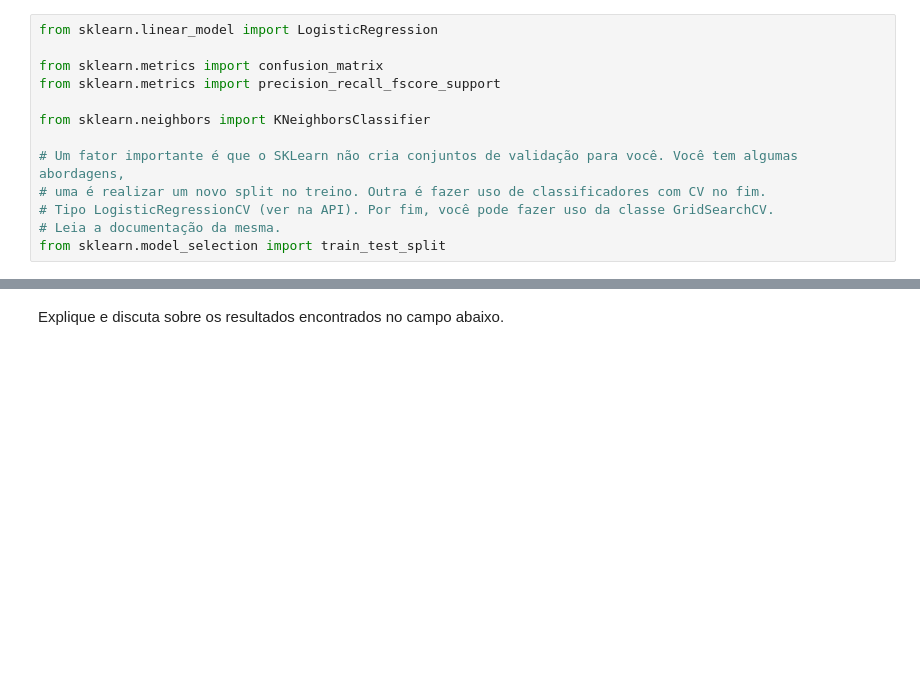
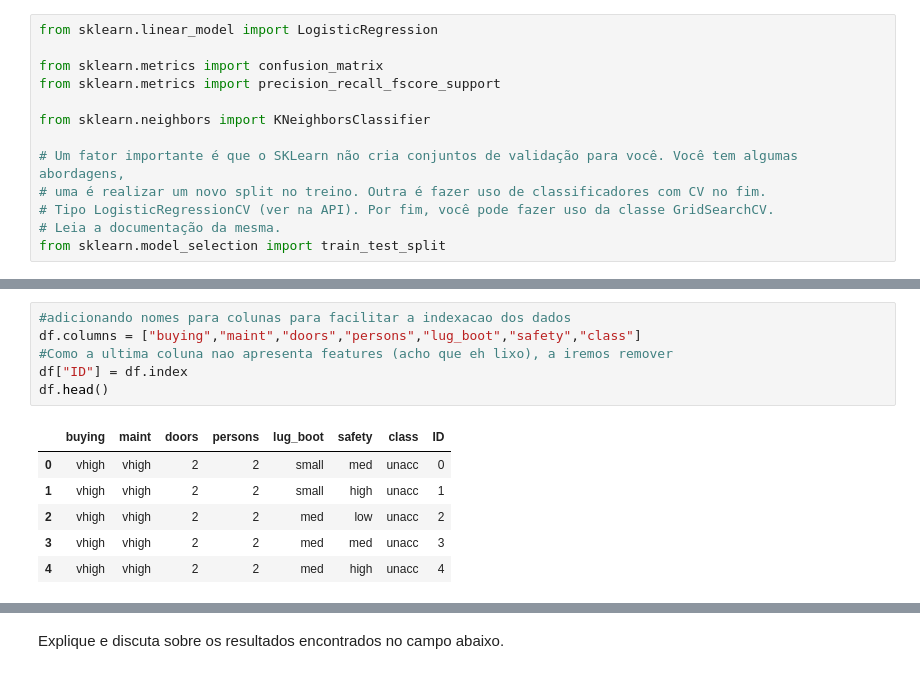
Before and after one commit to brenomatos/icd, a Jupyter notebook: Lista07/Lista07.ipynb, the cells around one changed output, grey strips where cells are left out. Cells and saved outputs as stored; diff of their text form; blank space fills up the shorter version.

```diff
--- a/Lista07/Lista07.ipynb
+++ b/Lista07/Lista07.ipynb
@@ -34,0 +48,13 @@ raise NotImplementedError()
+# %%
+#adicionando nomes para colunas para facilitar a indexacao dos dados
+df.columns = ["buying","maint","doors","persons","lug_boot","safety","class"]
+#Como a ultima coluna nao apresenta features (acho que eh lixo), a iremos remover
+df["ID"] = df.index
+df.head()
+# %% [output]
+|  | buying | maint | doors | persons | lug_boot | safety | class | ID |
+| 0 | vhigh | vhigh | 2 | 2 | small | med | unacc | 0 |
+| 1 | vhigh | vhigh | 2 | 2 | small | high | unacc | 1 |
+| 2 | vhigh | vhigh | 2 | 2 | med | low | unacc | 2 |
+| 3 | vhigh | vhigh | 2 | 2 | med | med | unacc | 3 |
+| 4 | vhigh | vhigh | 2 | 2 | med | high | unacc | 4 |
```
Also changed, not shown: parts of 6 cells of this notebook, 1 other file.
